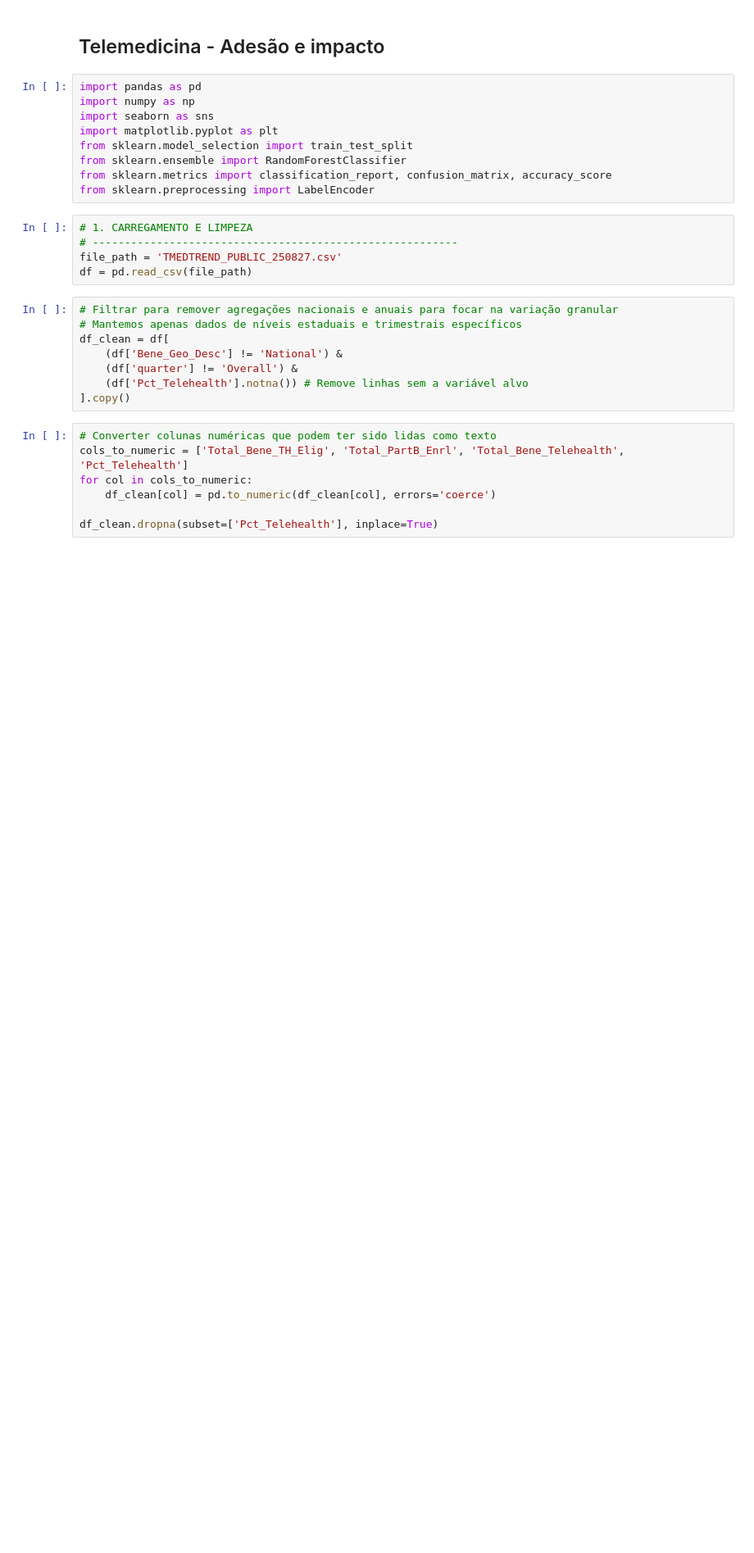
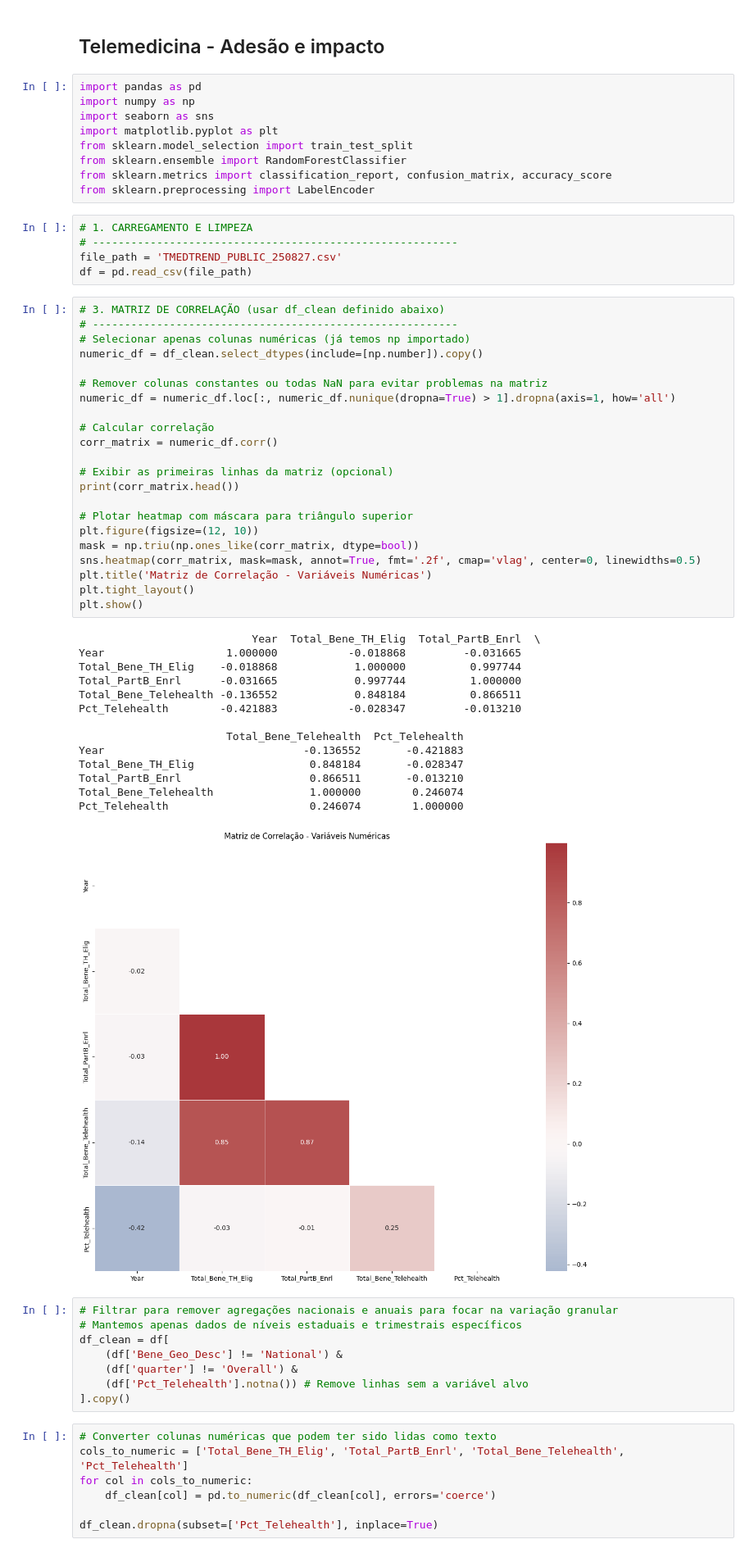
Before and after one commit to vinirex/IA---ML---Sprint1e2, a Jupyter notebook: telemed.ipynb, the cells around one changed output. Shown: that part at 82% size. Cells and saved outputs as stored; diff of their text form; blank space fills up the shorter version.

```diff
--- a/telemed.ipynb
+++ b/telemed.ipynb
@@ -14,6 +14,43 @@ from sklearn.preprocessing import LabelEncoder
 # ---------------------------------------------------------
 file_path = 'TMEDTREND_PUBLIC_250827.csv'
 df = pd.read_csv(file_path)
+# %%
+# 3. MATRIZ DE CORRELAÇÃO (usar df_clean definido abaixo)
+# ---------------------------------------------------------
+# Selecionar apenas colunas numéricas (já temos np importado)
+numeric_df = df_clean.select_dtypes(include=[np.number]).copy()
+
+# Remover colunas constantes ou todas NaN para evitar problemas na matriz
+numeric_df = numeric_df.loc[:, numeric_df.nunique(dropna=True) > 1].dropna(axis=1, how='all')
+
+# Calcular correlação
+corr_matrix = numeric_df.corr()
+
+# Exibir as primeiras linhas da matriz (opcional)
+print(corr_matrix.head())
+
+# Plotar heatmap com máscara para triângulo superior
+plt.figure(figsize=(12, 10))
+mask = np.triu(np.ones_like(corr_matrix, dtype=bool))
+sns.heatmap(corr_matrix, mask=mask, annot=True, fmt='.2f', cmap='vlag', center=0, linewidths=0.5)
+plt.title('Matriz de Correlação - Variáveis Numéricas')
+plt.tight_layout()
+plt.show()
+# %% [output]
+                           Year  Total_Bene_TH_Elig  Total_PartB_Enrl  \
+Year                   1.000000           -0.018868         -0.031665
+Total_Bene_TH_Elig    -0.018868            1.000000          0.997744
+Total_PartB_Enrl      -0.031665            0.997744          1.000000
+Total_Bene_Telehealth -0.136552            0.848184          0.866511
+Pct_Telehealth        -0.421883           -0.028347         -0.013210
+
+                       Total_Bene_Telehealth  Pct_Telehealth
+Year                               -0.136552       -0.421883
+Total_Bene_TH_Elig                  0.848184       -0.028347
+Total_PartB_Enrl                    0.866511       -0.013210
+Total_Bene_Telehealth               1.000000        0.246074
+Pct_Telehealth                      0.246074        1.000000
+[figure, added]
 # %%
 # Filtrar para remover agregações nacionais e anuais para focar na variação granular
 # Mantemos apenas dados de níveis estaduais e trimestrais específicos
```
Also changed, not shown: parts of 2 cells of this notebook, 4 other files.
